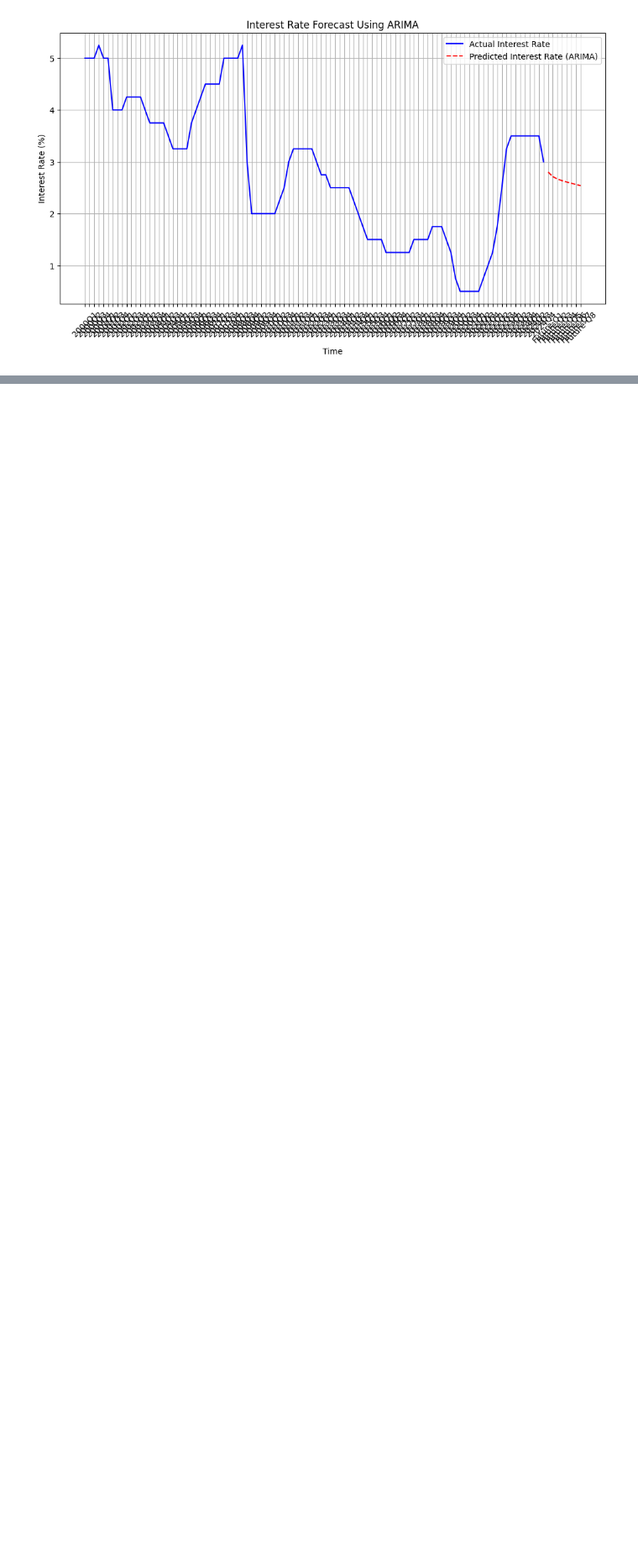
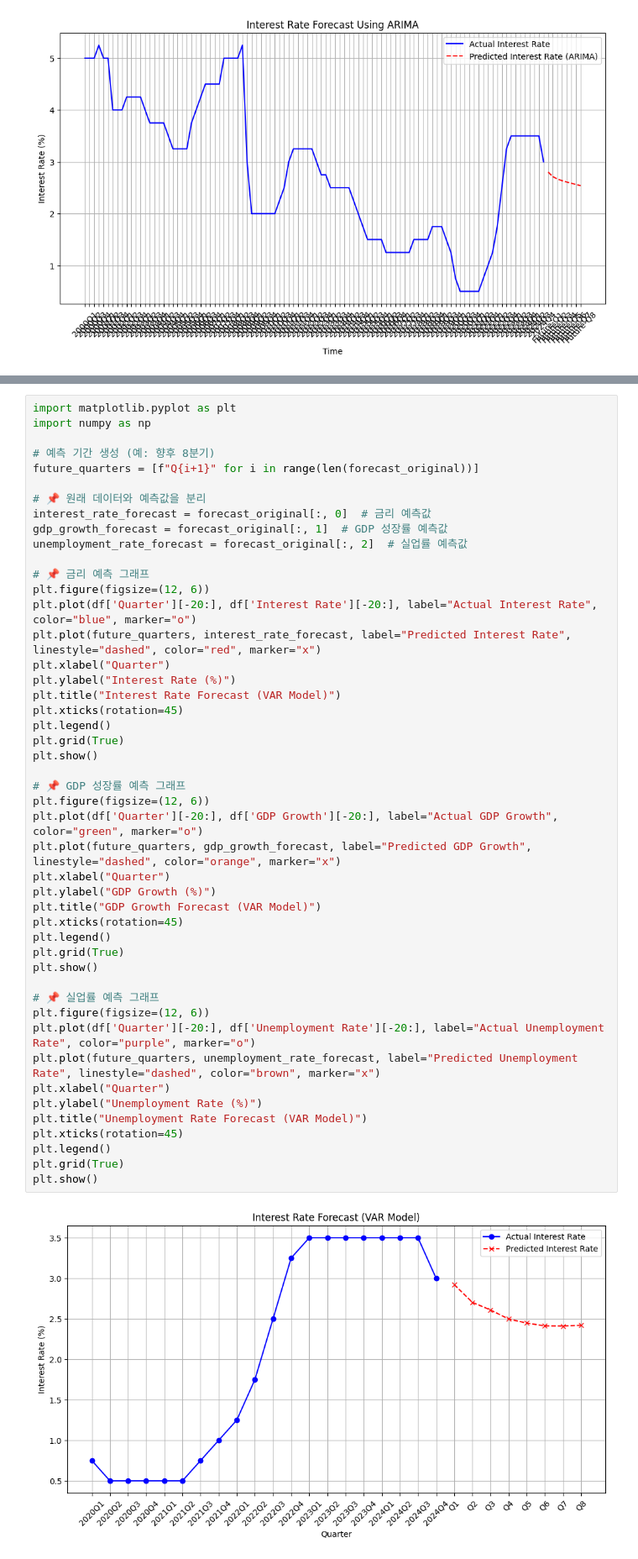
Before and after one commit to JinGunseon/MachineLearning, a Jupyter notebook: InterestRateExpectation.ipynb, the cells around one changed output, grey strips where cells are left out. Shown at 84% size. Drawn from its saved outputs; the diff is of its cells as text; blank space fills up the shorter version.

```diff
--- a/InterestRateExpectation.ipynb
+++ b/InterestRateExpectation.ipynb
@@ -1089,0 +1109,49 @@ plt.show()
+# %%
+import matplotlib.pyplot as plt
+import numpy as np
+
+# 예측 기간 생성 (예: 향후 8분기)
+future_quarters = [f"Q{i+1}" for i in range(len(forecast_original))]
+
+# 📌 원래 데이터와 예측값을 분리
+interest_rate_forecast = forecast_original[:, 0]  # 금리 예측값
+gdp_growth_forecast = forecast_original[:, 1]  # GDP 성장률 예측값
+unemployment_rate_forecast = forecast_original[:, 2]  # 실업률 예측값
+
+# 📌 금리 예측 그래프
+plt.figure(figsize=(12, 6))
+plt.plot(df['Quarter'][-20:], df['Interest Rate'][-20:], label="Actual Interest Rate", color="blue", marker="o")
+plt.plot(future_quarters, interest_rate_forecast, label="Predicted Interest Rate", linestyle="dashed", color="red", marker="x")
+plt.xlabel("Quarter")
+plt.ylabel("Interest Rate (%)")
+plt.title("Interest Rate Forecast (VAR Model)")
+plt.xticks(rotation=45)
+plt.legend()
+plt.grid(True)
+plt.show()
+
+# 📌 GDP 성장률 예측 그래프
+plt.figure(figsize=(12, 6))
+plt.plot(df['Quarter'][-20:], df['GDP Growth'][-20:], label="Actual GDP Growth", color="green", marker="o")
+plt.plot(future_quarters, gdp_growth_forecast, label="Predicted GDP Growth", linestyle="dashed", color="orange", marker="x")
+plt.xlabel("Quarter")
+plt.ylabel("GDP Growth (%)")
+plt.title("GDP Growth Forecast (VAR Model)")
+plt.xticks(rotation=45)
+plt.legend()
+plt.grid(True)
+plt.show()
+
+# 📌 실업률 예측 그래프
+plt.figure(figsize=(12, 6))
+plt.plot(df['Quarter'][-20:], df['Unemployment Rate'][-20:], label="Actual Unemployment Rate", color="purple", marker="o")
+plt.plot(future_quarters, unemployment_rate_forecast, label="Predicted Unemployment Rate", linestyle="dashed", color="brown", marker="x")
+plt.xlabel("Quarter")
+plt.ylabel("Unemployment Rate (%)")
+plt.title("Unemployment Rate Forecast (VAR Model)")
+plt.xticks(rotation=45)
+plt.legend()
+plt.grid(True)
+plt.show()
+# %% [output]
+[figure, added]
```
Also changed, not shown: parts of 5 cells of this notebook.
